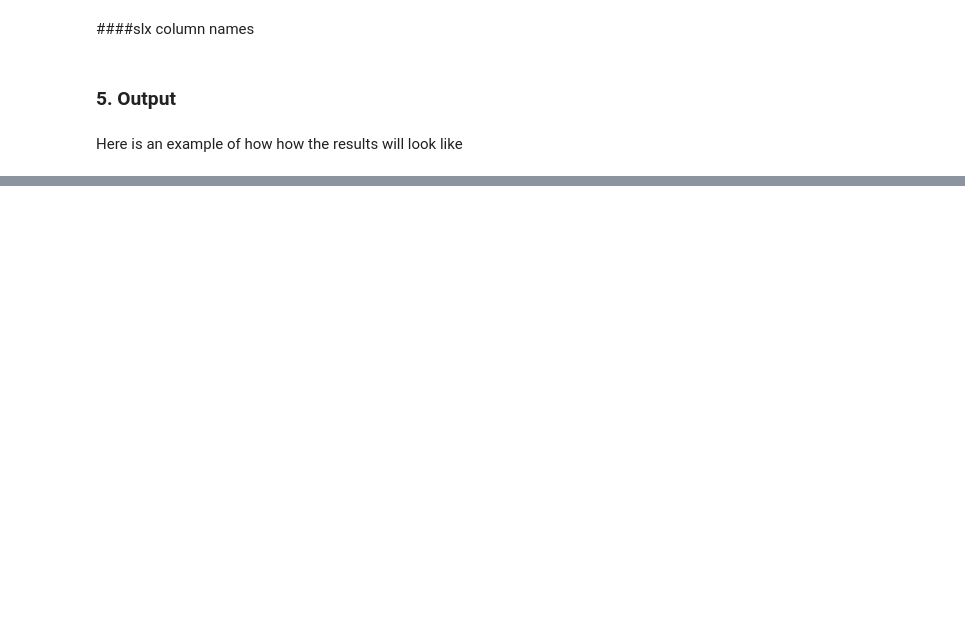
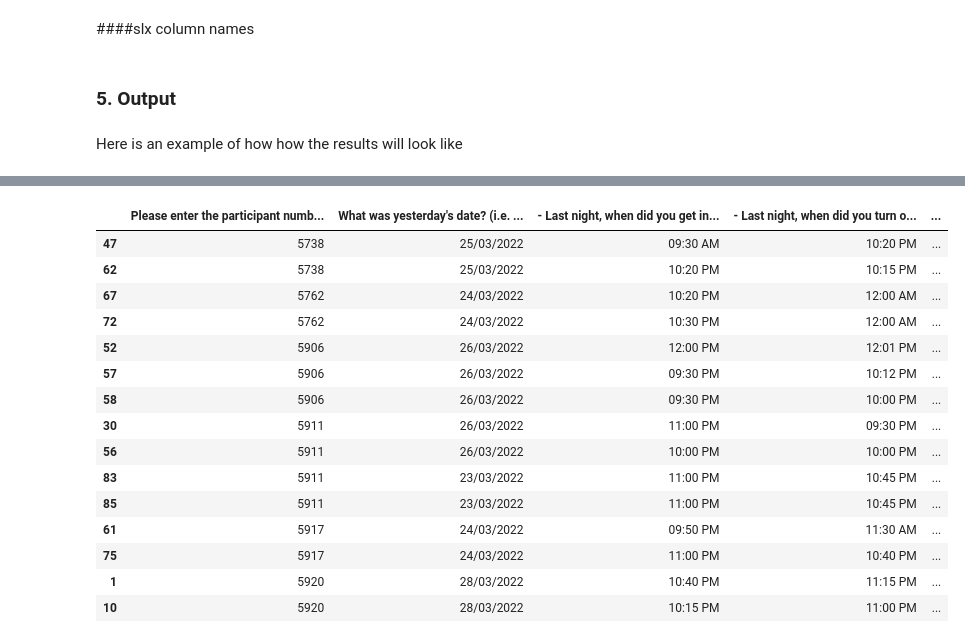
Before and after one commit to cemgurbey/sleep-log-data-analysis, a Jupyter notebook: Sleep_Log_Data_Analysis_Tool.ipynb, the cells around one changed output, grey strips where cells are left out. Saved outputs shown, nothing was run; the diff lists cells and outputs as text; code cells hidden in the pictures; blank space fills up the shorter version.

```diff
--- a/Sleep_Log_Data_Analysis_Tool.ipynb
+++ b/Sleep_Log_Data_Analysis_Tool.ipynb
@@ -62,7 +432,9 @@ for filename in listdir():
 # WRITE YOUR FILENAMES HERE
 
 # If you are using Google Drive, enter the full path of the filename after /content/drive/My Drive/
-# MORNING_DATA_FILENAME = '/content/drive/My Drive/Douglas Research/Sleep and Activity Log - Morning.xlsx'
-# EVENING_DATA_FILENAME = '/content/drive/My Drive/Douglas Research/Sleep and Activity Log - EVENING.xlsx'
+MORNING_DATA_FILENAME = '/content/drive/My Drive/Douglas Research/Sleep and Activity Log - Morning.xlsx'
+EVENING_DATA_FILENAME = '/content/drive/My Drive/Douglas Research/Sleep and Activity Log - EVENING.xlsx'
+# %%
+ERROR_LOG = []
 # %% [markdown]
 ### 4. TODO
@@ -169,20 +708,33 @@ EVENING_DATE_COLUMN = excel_column_number(EVENING_DATE_COLUMN_LETTER)
 # %%
 # This section reads the excel sheet and preprocesses headers and time data
+try:
+    df_morning = pd.read_excel(MORNING_DATA_FILENAME, header=[0,1])
+    df_evening = pd.read_excel(EVENING_DATA_FILENAME, header=[0,1])
+except:
+    ERROR_LOG.append("Error: Reading excel sheets failed")
 
-df_morning = pd.read_excel(MORNING_DATA_FILENAME, header=[0,1])
-df_evening = pd.read_excel(EVENING_DATA_FILENAME, header=[0,1])
 
 # Remove the unnamed headers
-df_morning.columns = df_morning.columns.map(lambda x: ' '.join(x) if 'Unnamed' not in x[1] else x[0])
-df_evening.columns = df_evening.columns.map(lambda x: ' '.join(x) if 'Unnamed' not in x[1] else x[0])
+try:
+    df_morning.columns = df_morning.columns.map(lambda x: ' '.join(x) if 'Unnamed' not in x[1] else x[0])
+    df_evening.columns = df_evening.columns.map(lambda x: ' '.join(x) if 'Unnamed' not in x[1] else x[0])
+except:
+    ERROR_LOG.append("Error: Removing 'unnamed' headers failed")
+
 
 # Return rows that contains invalid datetime formats
-df_morning_invalid = invalid_time_entries(df_morning, MORNING_PARTICIPANT_NUMBER_COLUMN, MORNING_DATE_COLUMN, [IN_BED_COLUMN, BEDTIME_COLUMN, WOKETIME_COLUMN, OUT_BED_COLUMN])
-df_evening_invalid = invalid_time_entries(df_evening, EVENING_PARTICIPANT_NUMBER_COLUMN, EVENING_DATE_COLUMN, [START_SCHOOL_COLUMN, FINISH_SCHOOL_COLUMN, GET_HOME_COLUMN])
+try:
+    df_morning_invalid = invalid_time_entries(df_morning, MORNING_PARTICIPANT_NUMBER_COLUMN, MORNING_DATE_COLUMN, [IN_BED_COLUMN, BEDTIME_COLUMN, WOKETIME_COLUMN, OUT_BED_COLUMN])
+    df_evening_invalid = invalid_time_entries(df_evening, EVENING_PARTICIPANT_NUMBER_COLUMN, EVENING_DATE_COLUMN, [START_SCHOOL_COLUMN, FINISH_SCHOOL_COLUMN, GET_HOME_COLUMN])
+except:
+    ERROR_LOG.append("Error: Generating invalid date and time entries failed")
 
 # Fill the empty lines
-df_morning[df_morning.columns[MORNING_PARTICIPANT_NUMBER_COLUMN]] = df_morning[df_morning.columns[MORNING_PARTICIPANT_NUMBER_COLUMN]].fillna(0.0).astype(int)
-df_evening[df_evening.columns[EVENING_PARTICIPANT_NUMBER_COLUMN]] = df_evening[df_evening.columns[EVENING_PARTICIPANT_NUMBER_COLUMN]].fillna(0.0).astype(int)
+try:
+    df_morning[df_morning.columns[MORNING_PARTICIPANT_NUMBER_COLUMN]] = df_morning[df_morning.columns[MORNING_PARTICIPANT_NUMBER_COLUMN]].fillna(0.0).astype(int)
+    df_evening[df_evening.columns[EVENING_PARTICIPANT_NUMBER_COLUMN]] = df_evening[df_evening.columns[EVENING_PARTICIPANT_NUMBER_COLUMN]].fillna(0.0).astype(int)
+except:
+    ERROR_LOG.append("Error: filling the empty lines failed")
 
 # Drop empty columns (requires re-indexing)
 # df_morning.dropna(axis=1, how='all', inplace=True)
@@ -190,5 +742,8 @@ df_evening[df_evening.columns[EVENING_PARTICIPANT_NUMBER_COLUMN]] = df_evening[d
 
 # Convert AM/PM time format to 24h format
 # Incorrect time signatures like 16:30 PM will be ignored
-df_morning[df_morning.columns[[IN_BED_COLUMN, BEDTIME_COLUMN, WOKETIME_COLUMN, OUT_BED_COLUMN]]] = df_morning[df_morning.columns[[IN_BED_COLUMN, BEDTIME_COLUMN, WOKETIME_COLUMN, OUT_BED_COLUMN]]].apply(lambda x: x.apply(lambda y: incosistent_time_format_helper(y)))
-df_evening[df_evening.columns[[START_SCHOOL_COLUMN, FINISH_SCHOOL_COLUMN, GET_HOME_COLUMN]]] = df_evening[df_evening.columns[[START_SCHOOL_COLUMN, FINISH_SCHOOL_COLUMN, GET_HOME_COLUMN]]].apply(lambda x: x.apply(lambda y: incosistent_time_format_helper(y)))
+try:
+    df_morning[df_morning.columns[[IN_BED_COLUMN, BEDTIME_COLUMN, WOKETIME_COLUMN, OUT_BED_COLUMN]]] = df_morning[df_morning.columns[[IN_BED_COLUMN, BEDTIME_COLUMN, WOKETIME_COLUMN, OUT_BED_COLUMN]]].apply(lambda x: x.apply(lambda y: incosistent_time_format_helper(y)))
+    df_evening[df_evening.columns[[START_SCHOOL_COLUMN, FINISH_SCHOOL_COLUMN, GET_HOME_COLUMN]]] = df_evening[df_evening.columns[[START_SCHOOL_COLUMN, FINISH_SCHOOL_COLUMN, GET_HOME_COLUMN]]].apply(lambda x: x.apply(lambda y: incosistent_time_format_helper(y)))
+except:
+    ERROR_LOG.append("Error: handling incorrect time signatures failed")
@@ -620,2 +1900,21 @@ mock_output
+# %%
+df_morning_invalid
+# %% [output]
+|  | Please enter the participant numb... | What was yesterday's date? (i.e. ... | - Last night, when did you get in... | - Last night, when did you turn o... | ... |
+| 47 | 5738 | 25/03/2022 | 09:30 AM | 10:20 PM | ... |
+| 62 | 5738 | 25/03/2022 | 10:20 PM | 10:15 PM | ... |
+| 67 | 5762 | 24/03/2022 | 10:20 PM | 12:00 AM | ... |
+| 72 | 5762 | 24/03/2022 | 10:30 PM | 12:00 AM | ... |
+| 52 | 5906 | 26/03/2022 | 12:00 PM | 12:01 PM | ... |
+| 57 | 5906 | 26/03/2022 | 09:30 PM | 10:12 PM | ... |
+| 58 | 5906 | 26/03/2022 | 09:30 PM | 10:00 PM | ... |
+| 30 | 5911 | 26/03/2022 | 11:00 PM | 09:30 PM | ... |
+| 56 | 5911 | 26/03/2022 | 10:00 PM | 10:00 PM | ... |
+| 83 | 5911 | 23/03/2022 | 11:00 PM | 10:45 PM | ... |
+| 85 | 5911 | 23/03/2022 | 11:00 PM | 10:45 PM | ... |
+| 61 | 5917 | 24/03/2022 | 09:50 PM | 11:30 AM | ... |
+| 75 | 5917 | 24/03/2022 | 11:00 PM | 10:40 PM | ... |
+| 1 | 5920 | 28/03/2022 | 10:40 PM | 11:15 PM | ... |
+| 10 | 5920 | 28/03/2022 | 10:15 PM | 11:00 PM | ... |
 # %%
 writer = pd.ExcelWriter('AVERAGE_AND_SD_OUTPUTS.xlsx')
```
Also changed, not shown: parts of 26 cells of this notebook.
